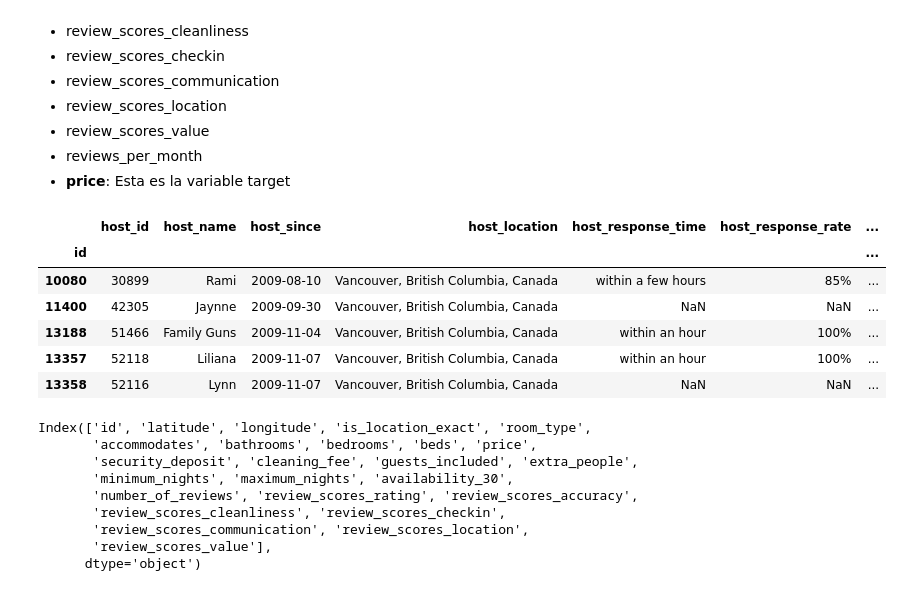
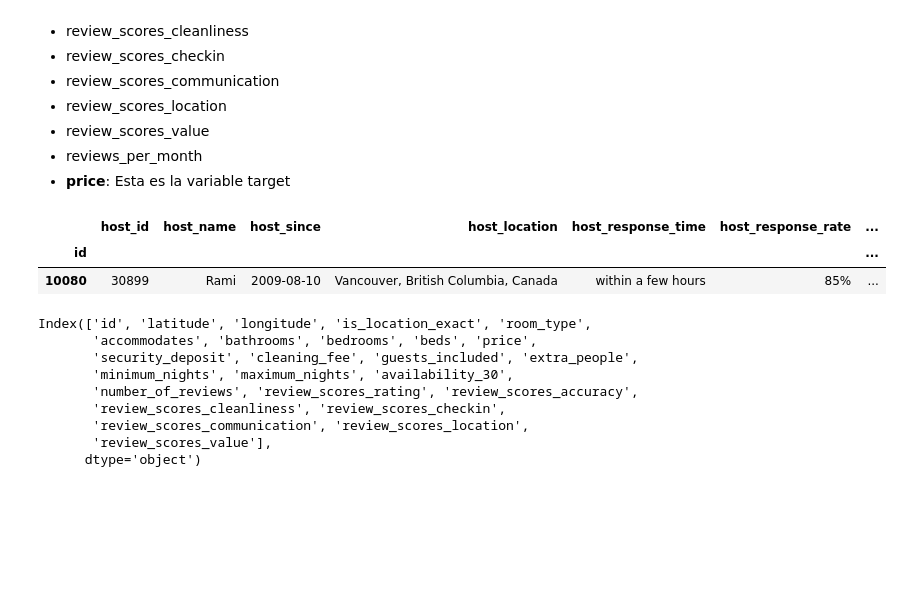
Before and after one commit to sofiamacein/Airbnb_Proyecto, a Jupyter notebook: Airbnb_Sofia.ipynb, the cells around one changed output. Saved outputs shown, nothing was run; the diff lists cells and outputs as text; code cells hidden in the pictures; blank space fills up the shorter version.

```diff
--- a/Airbnb_Sofia.ipynb
+++ b/Airbnb_Sofia.ipynb
@@ -113,18 +113,14 @@ Selección de variables para el modelo:
 # %%
 # Creamos un dataframe para el estudio cualitativo el host
 col_host = [0,2,3,4,5,6,7,9,10,11,12,13,14,72,73,74]
 df_host = df.iloc[:,col_host]
 
 df_host = df_host.set_index('id')
-df_host.head()
+df_host.head(1)
 # %% [output]
 |  | host_id | host_name | host_since | host_location | host_response_time | host_response_rate | ... |
 | id |  |  |  |  |  |  | ... |
 | 10080 | 30899 | Rami | 2009-08-10 | Vancouver, British Columbia, Canada | within a few hours | 85% | ... |
-| 11400 | 42305 | Jaynne | 2009-09-30 | Vancouver, British Columbia, Canada | NaN | NaN | ... |
-| 13188 | 51466 | Family Guns | 2009-11-04 | Vancouver, British Columbia, Canada | within an hour | 100% | ... |
-| 13357 | 52118 | Liliana | 2009-11-07 | Vancouver, British Columbia, Canada | within an hour | 100% | ... |
-| 13358 | 52116 | Lynn | 2009-11-07 | Vancouver, British Columbia, Canada | NaN | NaN | ... |
 # %%
 # Dataframe para el estudio
 cols = [1,2,3,4,5,6,7,8,9,10,11,12,13,14,15,16,17,18,19,20,21,22,23,24,25,29,35,36,38,39,46,47,48,49,50,51,52,53,55,56,57,58,
```
Also changed, not shown: parts of 30 cells of this notebook.
